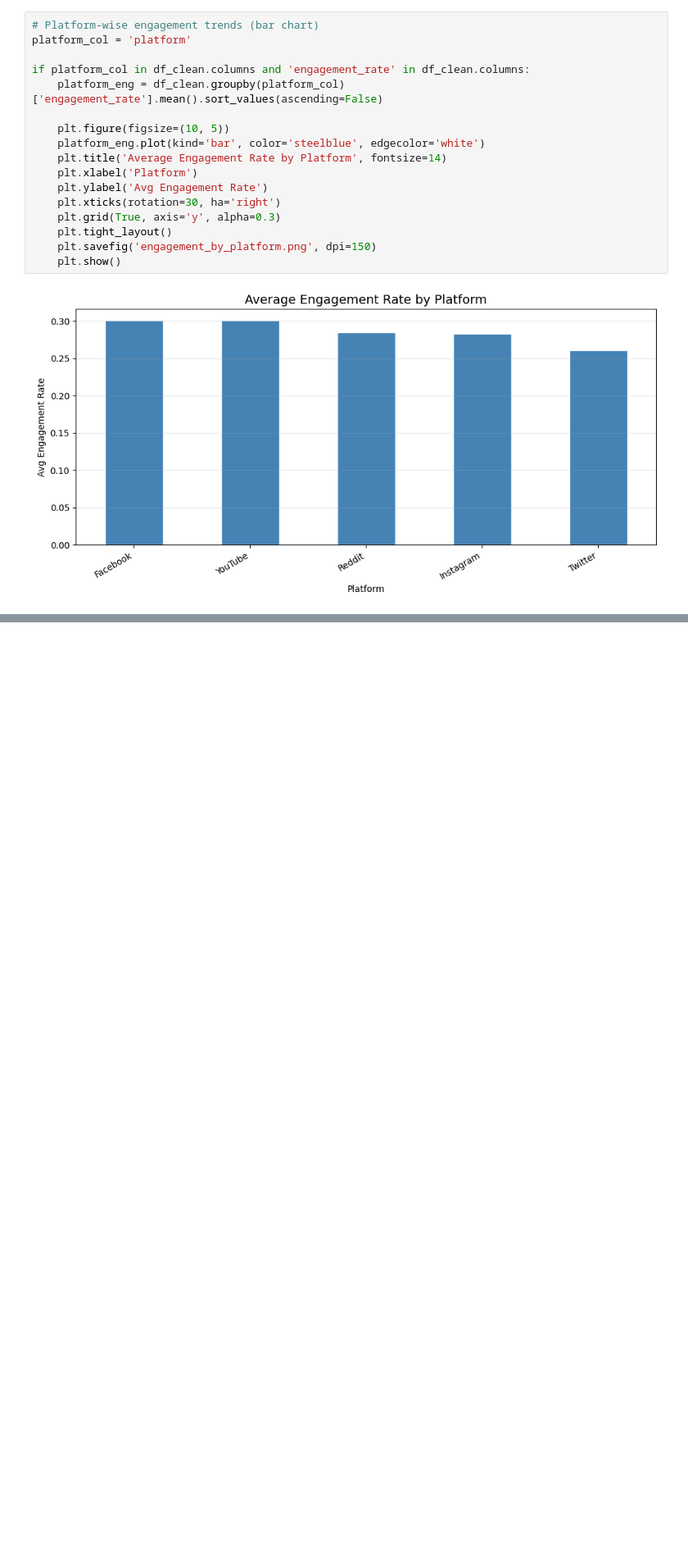
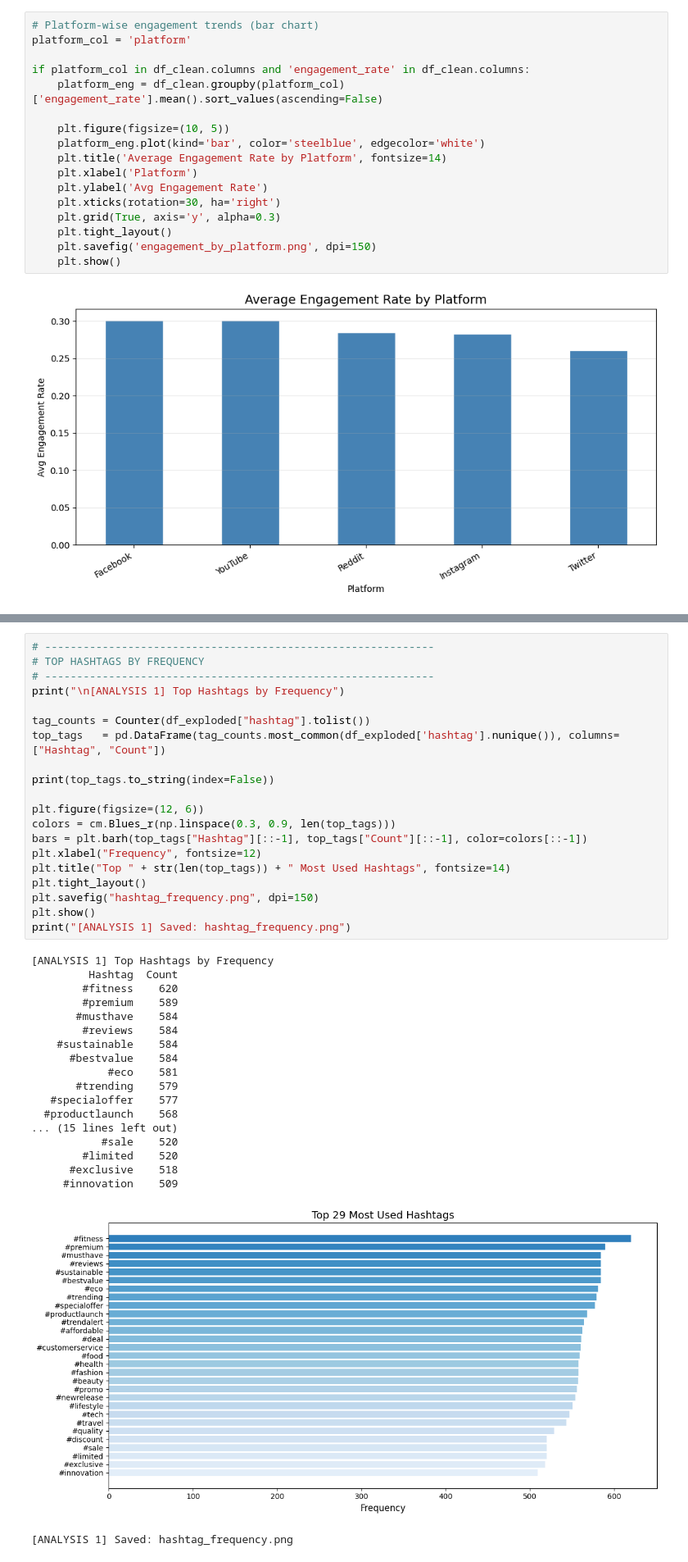
Before and after one commit to qiqi-xingyi/Datamining_project, a Jupyter notebook: social_media_data_mining.ipynb, the cells around one changed output, grey strips where cells are left out. Shown at 82% size. Cells and saved outputs as stored; diff of their text form; blank space fills up the shorter version.

Commit message:
Hashtag_analysis_added

```diff
--- a/social_media_data_mining.ipynb
+++ b/social_media_data_mining.ipynb
@@ -467,0 +535,40 @@ Box(children=(HTML(value='\n<div id="ifr-pyg-00064f735f6843dcrYtI4DqKJ9UF7vhm" s
+# %%
+# -------------------------------------------------------------
+# TOP HASHTAGS BY FREQUENCY
+# -------------------------------------------------------------
+print("\n[ANALYSIS 1] Top Hashtags by Frequency")
+
+tag_counts = Counter(df_exploded["hashtag"].tolist())
+top_tags   = pd.DataFrame(tag_counts.most_common(df_exploded['hashtag'].nunique()), columns=["Hashtag", "Count"])
+
+print(top_tags.to_string(index=False))
+
+plt.figure(figsize=(12, 6))
+colors = cm.Blues_r(np.linspace(0.3, 0.9, len(top_tags)))
+bars = plt.barh(top_tags["Hashtag"][::-1], top_tags["Count"][::-1], color=colors[::-1])
+plt.xlabel("Frequency", fontsize=12)
+plt.title("Top " + str(len(top_tags)) + " Most Used Hashtags", fontsize=14)
+plt.tight_layout()
+plt.savefig("hashtag_frequency.png", dpi=150)
+plt.show()
+print("[ANALYSIS 1] Saved: hashtag_frequency.png")
+# %% [output]
+[ANALYSIS 1] Top Hashtags by Frequency
+         Hashtag  Count
+        #fitness    620
+        #premium    589
+       #musthave    584
+        #reviews    584
+    #sustainable    584
+      #bestvalue    584
+            #eco    581
+       #trending    579
+   #specialoffer    577
+  #productlaunch    568
+... (15 lines left out)
+           #sale    520
+        #limited    520
+      #exclusive    518
+     #innovation    509
+[figure, added]
+[ANALYSIS 1] Saved: hashtag_frequency.png
```
Also changed, not shown: parts of 13 cells of this notebook, 6 other files.
